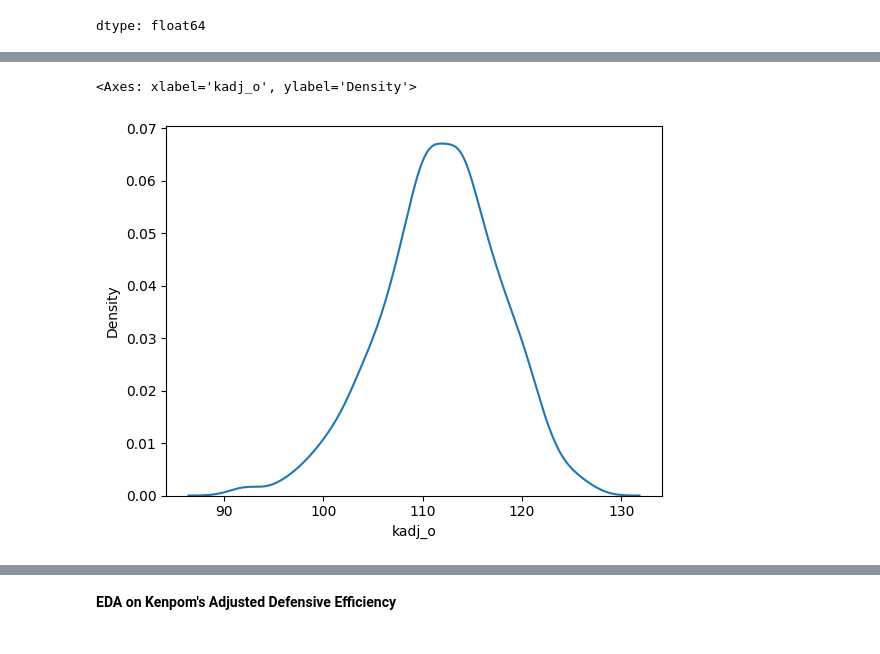
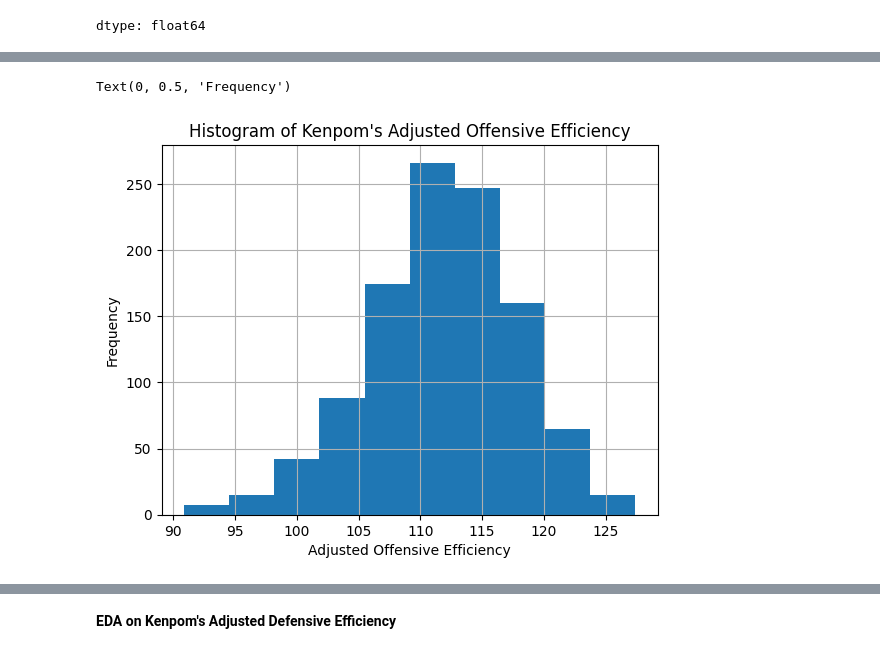
Before and after one commit to baywigg/DS3001Group, a Jupyter notebook: part_one.ipynb, the cells around one changed output, grey strips where cells are left out. Cells and saved outputs as stored; diff of their text form; code cells hidden in the pictures.

```diff
--- a/part_one.ipynb
+++ b/part_one.ipynb
@@ -141,5 +139,8 @@ df['kadj_o'].hist()
-# %%
-sns.kdeplot(df['kadj_o'])
-# %% [output]
-<Axes: xlabel='kadj_o', ylabel='Density'>
-[figure, removed]
+# %%
+df['kadj_o'].hist()
+plt.title("Histogram of Kenpom's Adjusted Offensive Efficiency")
+plt.xlabel("Adjusted Offensive Efficiency")
+plt.ylabel("Frequency")
+# %% [output]
+Text(0, 0.5, 'Frequency')
+[figure, added]
```
Also changed, not shown: parts of 8 cells of this notebook.
